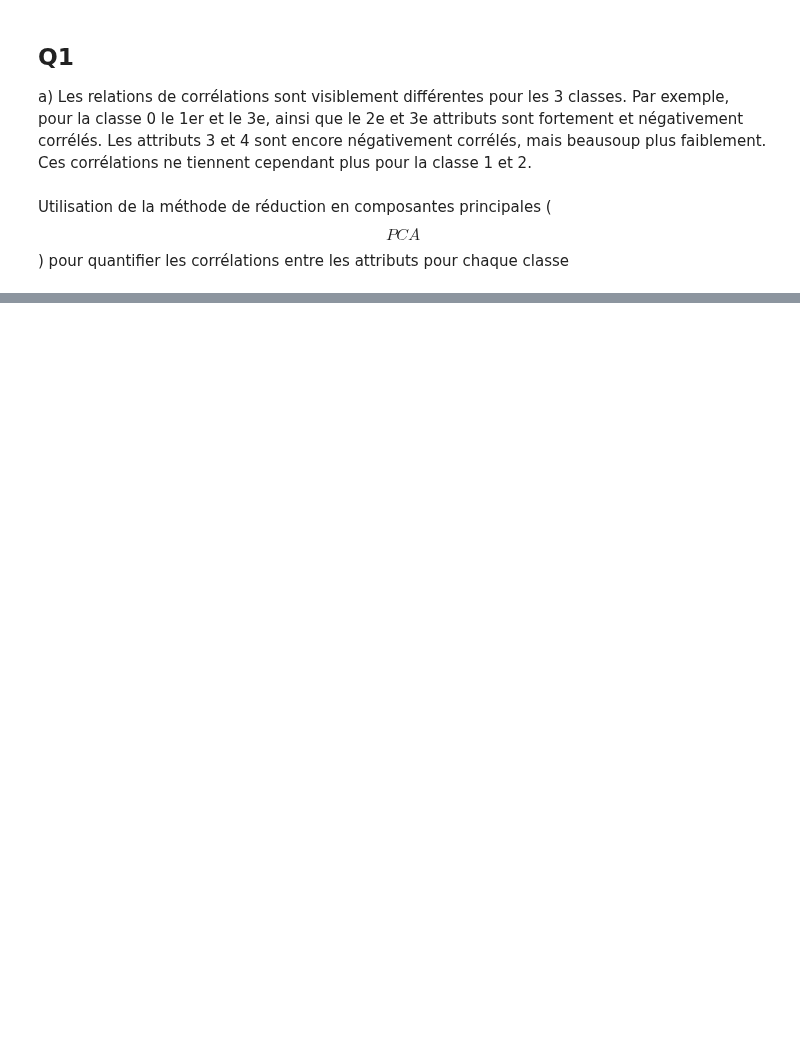
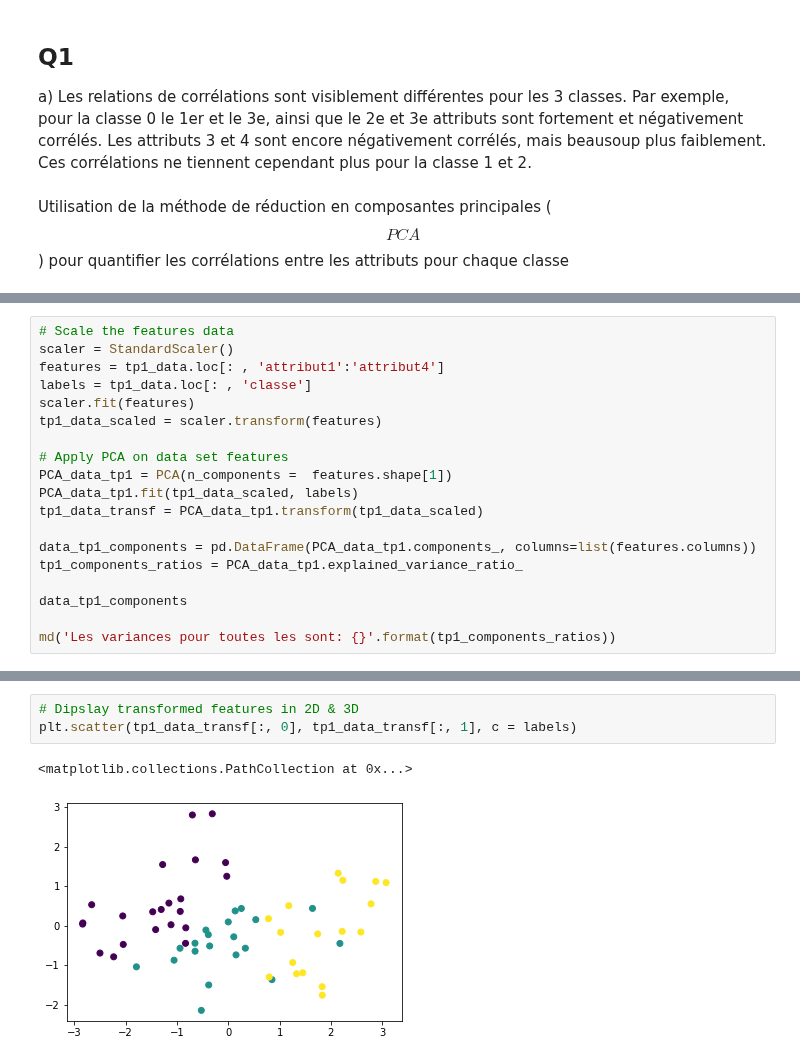
Before and after one commit to ggs22/IFT870-TP1, a Jupyter notebook: tp1.ipynb, the cells around one changed output, grey strips where cells are left out. Saved outputs shown, nothing was run; the diff lists cells and outputs as text; blank space fills up the shorter version.

```diff
--- a/tp1.ipynb
+++ b/tp1.ipynb
@@ -205,0 +118,19 @@ Les variances pour les classes 0, 1 et 2 sont respectiviement: [[-4.78749802e+00
+# %%
+# Scale the features data
+scaler = StandardScaler()
+features = tp1_data.loc[: , 'attribut1':'attribut4']
+labels = tp1_data.loc[: , 'classe']
+scaler.fit(features)
+tp1_data_scaled = scaler.transform(features)
+
+# Apply PCA on data set features
+PCA_data_tp1 = PCA(n_components =  features.shape[1])
+PCA_data_tp1.fit(tp1_data_scaled, labels)
+tp1_data_transf = PCA_data_tp1.transform(tp1_data_scaled)
+
+data_tp1_components = pd.DataFrame(PCA_data_tp1.components_, columns=list(features.columns))
+tp1_components_ratios = PCA_data_tp1.explained_variance_ratio_
+
+data_tp1_components
+
+md('Les variances pour toutes les sont: {}'.format(tp1_components_ratios))
@@ -205,0 +147,6 @@ Les variances pour les classes 0, 1 et 2 sont respectiviement: [[-4.78749802e+00
+# %%
+# Dipslay transformed features in 2D & 3D
+plt.scatter(tp1_data_transf[:, 0], tp1_data_transf[:, 1], c = labels)
+# %% [output]
+<matplotlib.collections.PathCollection at 0x...>
+[figure, added]
```
Also changed, not shown: parts of 7 cells of this notebook.
